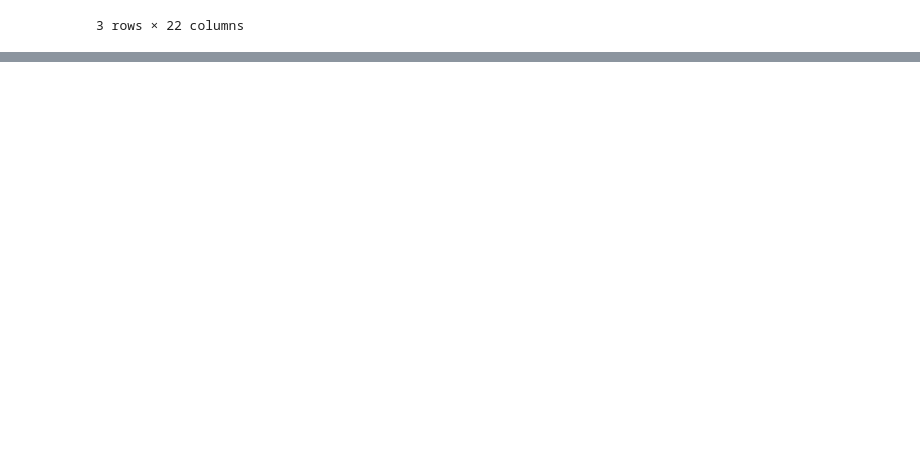
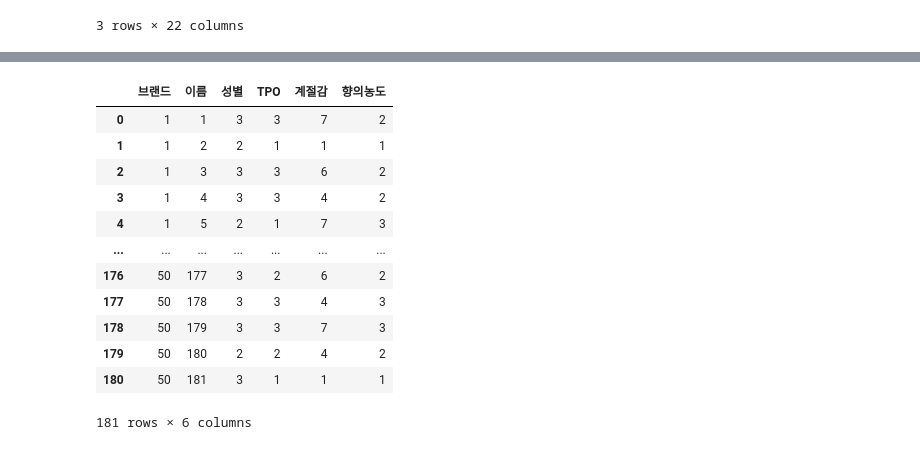
Before and after one commit to Jeongdoh/k_digitaltraning, a Jupyter notebook: day_0309/myproject/basic_frag.ipynb, the cells around one changed output, grey strips where cells are left out. Saved outputs shown, nothing was run; the diff lists cells and outputs as text; code cells hidden in the pictures; blank space fills up the shorter version.

```diff
--- a/day_0309/myproject/basic_frag.ipynb
+++ b/day_0309/myproject/basic_frag.ipynb
@@ -9,3 +9,5 @@ fragrance_df.head(3)
 | 1 | 1 | 필로시코스EDP | 여성 | 캐쥬얼 | 봄,여름 | 가벼운 | 그린,프레쉬,우디,얼씨,프루티 | NaN | NaN | NaN | ... |
 | 2 | 1 | 베티베리오EDP | 중성 | 캐쥬얼,포멀 | 가을,겨울 | 무거운 | 우디,시트러스,얼씨,그린,플로럴 | NaN | NaN | NaN | ... |
 3 rows × 22 columns
+# %%
+perfume=fragrance_df.iloc[:182,:6]
@@ -11,0 +30,5 @@ fragrance_df.head(3)
+# %%
+# 'col1' 열을 숫자로 바꾸기
+perfume.iloc[:,1] = pd.factorize(perfume.iloc[:,1])[0] + 1
+
+print(perfume.iloc[:,1])
@@ -11,0 +48,16 @@ fragrance_df.head(3)
+# %%
+# 문자열을 숫자로 바꾸기 위한 매핑 딕셔너리 생성
+mapping = {'남성': 1, '여성': 2, '중성': 3}
+
+# 'col1' 열의 값을 매핑 딕셔너리를 사용하여 숫자로 변환
+perfume['성별'] = perfume['성별'].map(mapping)
+
+
+
+# 문자열을 숫자로 바꾸기 위한 매핑 딕셔너리 생성
+mapping = {'캐쥬얼': 1, '포멀': 2, '캐쥬얼,포멀': 3}
+
+# 'col1' 열의 값을 매핑 딕셔너리를 사용하여 숫자로 변환
+perfume['TPO'] = perfume['TPO'].map(mapping)
+
+print(perfume)
@@ -11,0 +79,31 @@ fragrance_df.head(3)
+# %%
+# 문자열을 숫자로 바꾸기 위한 매핑 딕셔너리 생성
+mapping = {'가벼운': 1, '무거운': 2, '중간': 3}
+
+# 'col1' 열의 값을 매핑 딕셔너리를 사용하여 숫자로 변환
+perfume['향의농도'] = perfume['향의농도'].map(mapping)
+
+
+
+
+# 문자열을 숫자로 바꾸기 위한 매핑 딕셔너리 생성
+mapping = {'봄,여름': 1, '봄,가을': 2, '봄,여름,가을': 3, '봄,가을,겨울':4, '여름,가을,겨울':5, '가을,겨울':6, '사계절':7}
+
+# 'col1' 열의 값을 매핑 딕셔너리를 사용하여 숫자로 변환
+perfume['계절감'] = perfume['계절감'].map(mapping)
+# %%
+perfume
+# %% [output]
+|  | 브랜드 | 이름 | 성별 | TPO | 계절감 | 향의농도 |
+| 0 | 1 | 1 | 3 | 3 | 7 | 2 |
+| 1 | 1 | 2 | 2 | 1 | 1 | 1 |
+| 2 | 1 | 3 | 3 | 3 | 6 | 2 |
+| 3 | 1 | 4 | 3 | 3 | 4 | 2 |
+| 4 | 1 | 5 | 2 | 1 | 7 | 3 |
+| ... | ... | ... | ... | ... | ... | ... |
+| 176 | 50 | 177 | 3 | 2 | 6 | 2 |
+| 177 | 50 | 178 | 3 | 3 | 4 | 3 |
+| 178 | 50 | 179 | 3 | 3 | 7 | 3 |
+| 179 | 50 | 180 | 2 | 2 | 4 | 2 |
+| 180 | 50 | 181 | 3 | 1 | 1 | 1 |
+181 rows × 6 columns
```
Also changed, not shown: parts of 15 cells of this notebook, 3 other files.
